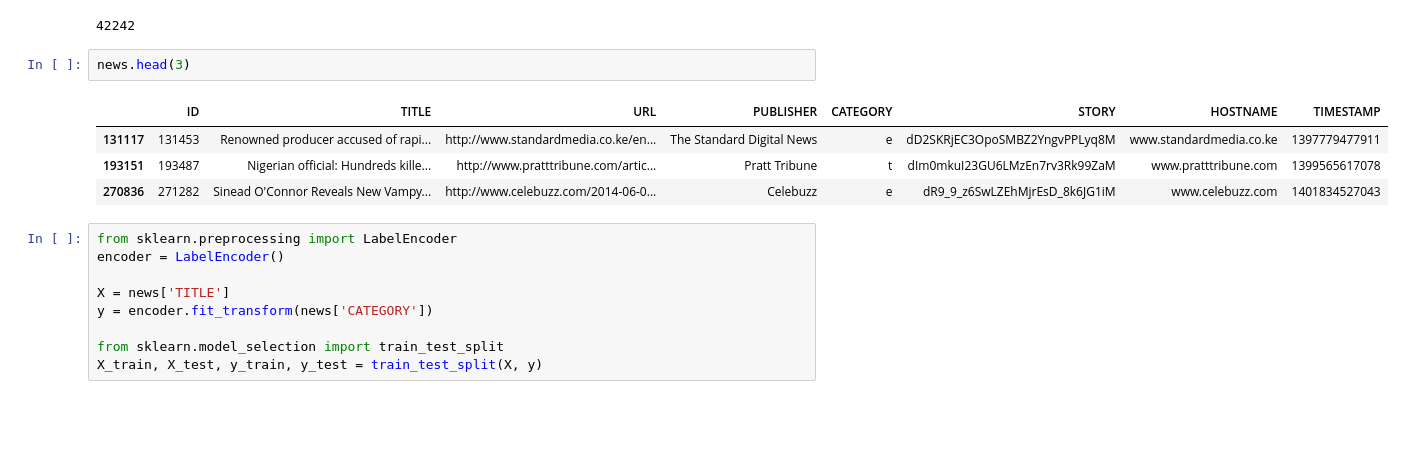
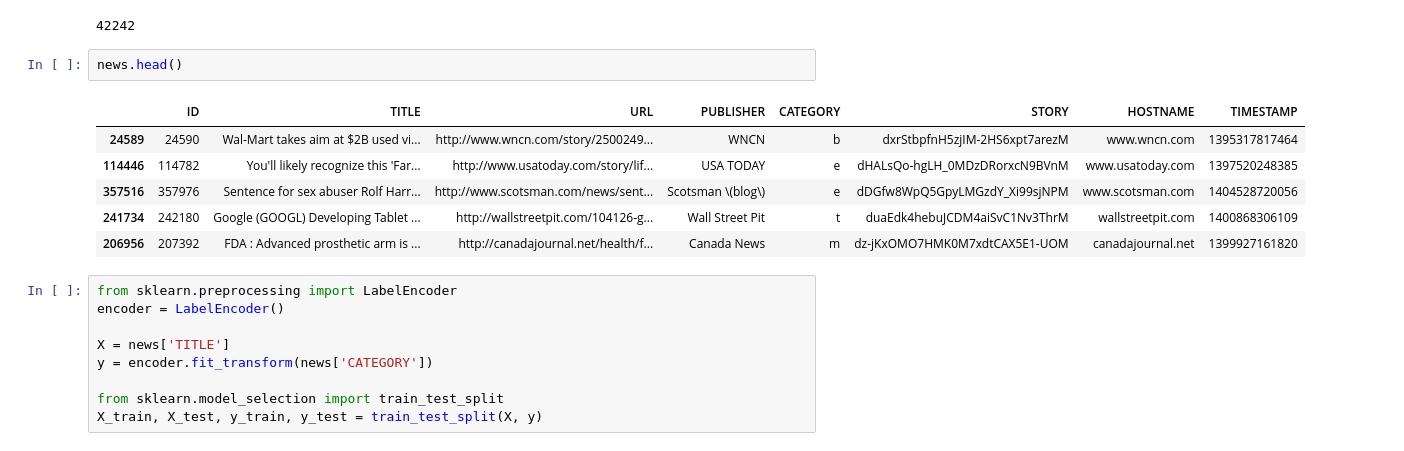
Before and after one commit to Umaigenomu/likejazz.github.io, a Jupyter notebook: notebooks/news-classification-nb.ipynb, the cells around one changed output. Drawn from its saved outputs; the diff is of its cells as text; blank space fills up the shorter version.

```diff
--- a/notebooks/news-classification-nb.ipynb
+++ b/notebooks/news-classification-nb.ipynb
@@ -11,12 +11,14 @@ len(news)
 # %% [output]
 42242
 # %%
-news.head(3)
+news.head()
 # %% [output]
 |  | ID | TITLE | URL | PUBLISHER | CATEGORY | STORY | HOSTNAME | TIMESTAMP |
-| 131117 | 131453 | Renowned producer accused of rapi... | http://www.standardmedia.co.ke/en... | The Standard Digital News | e | dD2SKRjEC3OpoSMBZ2YngvPPLyq8M | www.standardmedia.co.ke | 1397779477911 |
-| 193151 | 193487 | Nigerian official: Hundreds kille... | http://www.pratttribune.com/artic... | Pratt Tribune | t | dIm0mkuI23GU6LMzEn7rv3Rk99ZaM | www.pratttribune.com | 1399565617078 |
-| 270836 | 271282 | Sinead O'Connor Reveals New Vampy... | http://www.celebuzz.com/2014-06-0... | Celebuzz | e | dR9_9_z6SwLZEhMjrEsD_8k6JG1iM | www.celebuzz.com | 1401834527043 |
+| 24589 | 24590 | Wal-Mart takes aim at $2B used vi... | http://www.wncn.com/story/2500249... | WNCN | b | dxrStbpfnH5zjIM-2HS6xpt7arezM | www.wncn.com | 1395317817464 |
+| 114446 | 114782 | You'll likely recognize this 'Far... | http://www.usatoday.com/story/lif... | USA TODAY | e | dHALsQo-hgLH_0MDzDRorxcN9BVnM | www.usatoday.com | 1397520248385 |
+| 357516 | 357976 | Sentence for sex abuser Rolf Harr... | http://www.scotsman.com/news/sent... | Scotsman \(blog\) | e | dDGfw8WpQ5GpyLMGzdY_Xi99sjNPM | www.scotsman.com | 1404528720056 |
+| 241734 | 242180 | Google (GOOGL) Developing Tablet ... | http://wallstreetpit.com/104126-g... | Wall Street Pit | t | duaEdk4hebuJCDM4aiSvC1Nv3ThrM | wallstreetpit.com | 1400868306109 |
+| 206956 | 207392 | FDA : Advanced prosthetic arm is ... | http://canadajournal.net/health/f... | Canada News | m | dz-jKxOMO7HMK0M7xdtCAX5E1-UOM | canadajournal.net | 1399927161820 |
 # %%
 from sklearn.preprocessing import LabelEncoder
 encoder = LabelEncoder()
```
Also changed, not shown: parts of 7 cells of this notebook, 1 other file.
